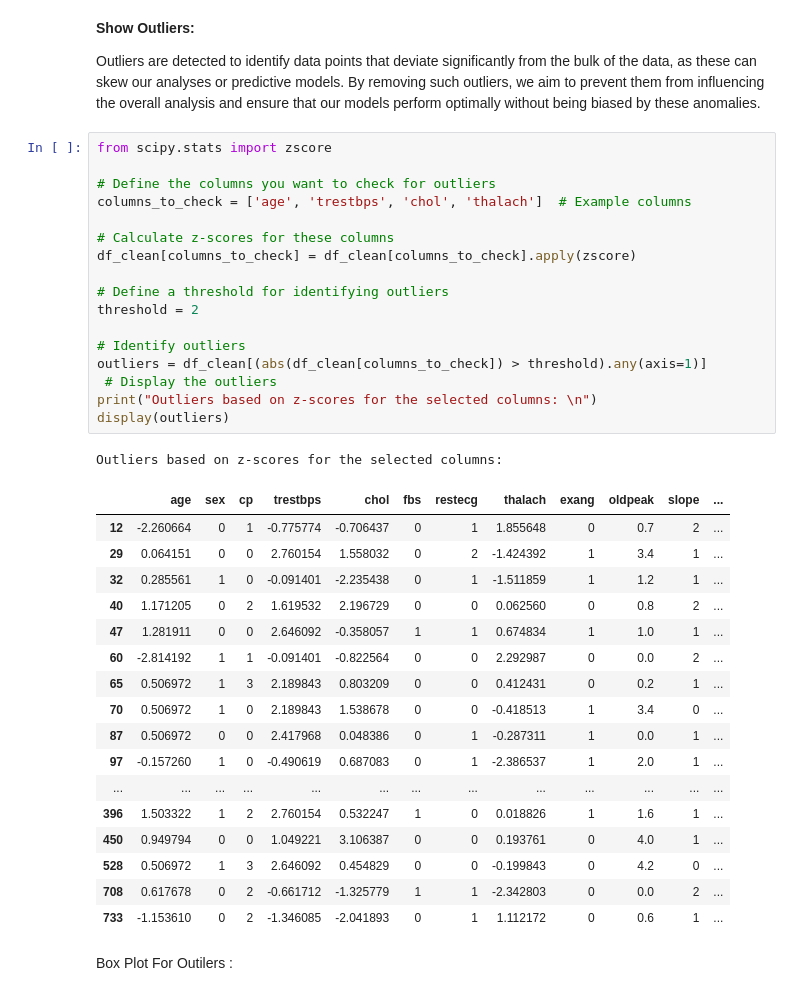
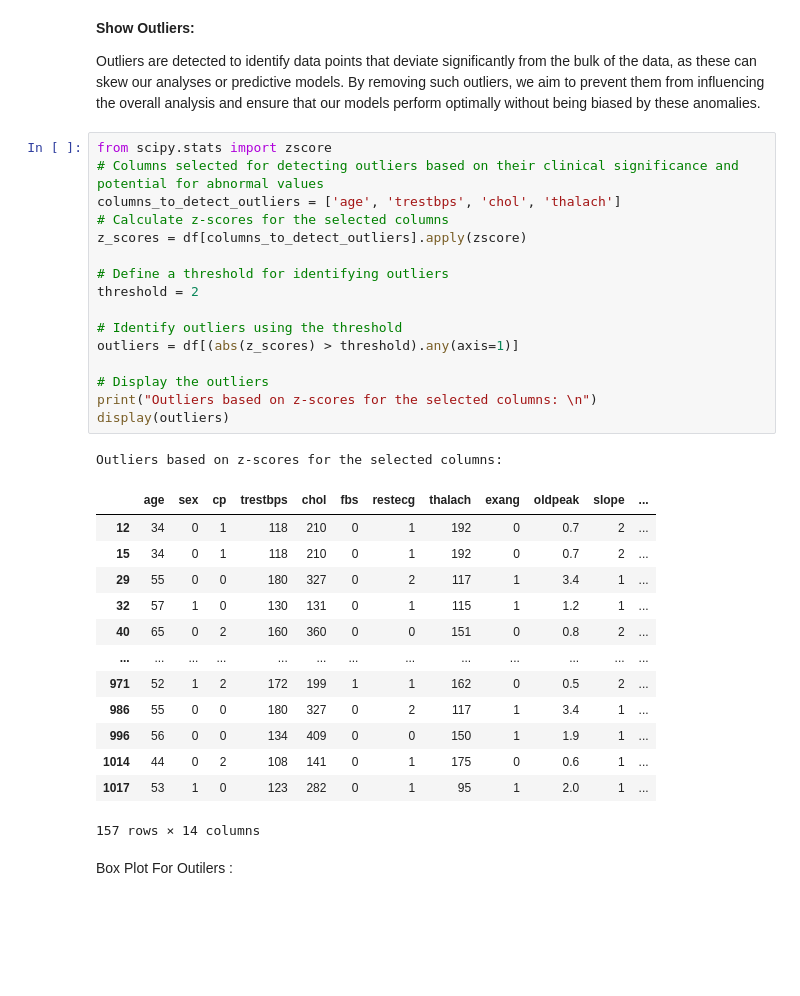
Before and after one commit to JoudySaleh-IT/IT326, a Jupyter notebook: Phase2.ipynb, the cells around one changed output. Saved outputs shown, nothing was run; the diff lists cells and outputs as text; blank space fills up the shorter version.

```diff
--- a/Phase2.ipynb
+++ b/Phase2.ipynb
@@ -348,40 +348,35 @@ We notice that there are no missing values, and all columns are complete.
 Outliers are detected to identify data points that deviate significantly from the bulk of the data, as these can skew our analyses or predictive models. By removing such outliers, we aim to prevent them from influencing the overall analysis and ensure that our models perform optimally without being biased by these anomalies.
 # %%
 from scipy.stats import zscore
-
-# Define the columns you want to check for outliers
-columns_to_check = ['age', 'trestbps', 'chol', 'thalach']  # Example columns
-
-# Calculate z-scores for these columns
-df_clean[columns_to_check] = df_clean[columns_to_check].apply(zscore)
+# Columns selected for detecting outliers based on their clinical significance and potential for abnormal values
+columns_to_detect_outliers = ['age', 'trestbps', 'chol', 'thalach']
+# Calculate z-scores for the selected columns
+z_scores = df[columns_to_detect_outliers].apply(zscore)
 
 # Define a threshold for identifying outliers
 threshold = 2
 
-# Identify outliers
-outliers = df_clean[(abs(df_clean[columns_to_check]) > threshold).any(axis=1)]
- # Display the outliers
+# Identify outliers using the threshold
+outliers = df[(abs(z_scores) > threshold).any(axis=1)]
+
+# Display the outliers
 print("Outliers based on z-scores for the selected columns: \n")
 display(outliers)
 # %% [output]
 Outliers based on z-scores for the selected columns:
 |  | age | sex | cp | trestbps | chol | fbs | restecg | thalach | exang | oldpeak | slope | ... |
-| 12 | -2.260664 | 0 | 1 | -0.775774 | -0.706437 | 0 | 1 | 1.855648 | 0 | 0.7 | 2 | ... |
-| 29 | 0.064151 | 0 | 0 | 2.760154 | 1.558032 | 0 | 2 | -1.424392 | 1 | 3.4 | 1 | ... |
-| 32 | 0.285561 | 1 | 0 | -0.091401 | -2.235438 | 0 | 1 | -1.511859 | 1 | 1.2 | 1 | ... |
-| 40 | 1.171205 | 0 | 2 | 1.619532 | 2.196729 | 0 | 0 | 0.062560 | 0 | 0.8 | 2 | ... |
-| 47 | 1.281911 | 0 | 0 | 2.646092 | -0.358057 | 1 | 1 | 0.674834 | 1 | 1.0 | 1 | ... |
-| 60 | -2.814192 | 1 | 1 | -0.091401 | -0.822564 | 0 | 0 | 2.292987 | 0 | 0.0 | 2 | ... |
-| 65 | 0.506972 | 1 | 3 | 2.189843 | 0.803209 | 0 | 0 | 0.412431 | 0 | 0.2 | 1 | ... |
-| 70 | 0.506972 | 1 | 0 | 2.189843 | 1.538678 | 0 | 0 | -0.418513 | 1 | 3.4 | 0 | ... |
-| 87 | 0.506972 | 0 | 0 | 2.417968 | 0.048386 | 0 | 1 | -0.287311 | 1 | 0.0 | 1 | ... |
-| 97 | -0.157260 | 1 | 0 | -0.490619 | 0.687083 | 0 | 1 | -2.386537 | 1 | 2.0 | 1 | ... |
+| 12 | 34 | 0 | 1 | 118 | 210 | 0 | 1 | 192 | 0 | 0.7 | 2 | ... |
+| 15 | 34 | 0 | 1 | 118 | 210 | 0 | 1 | 192 | 0 | 0.7 | 2 | ... |
+| 29 | 55 | 0 | 0 | 180 | 327 | 0 | 2 | 117 | 1 | 3.4 | 1 | ... |
+| 32 | 57 | 1 | 0 | 130 | 131 | 0 | 1 | 115 | 1 | 1.2 | 1 | ... |
+| 40 | 65 | 0 | 2 | 160 | 360 | 0 | 0 | 151 | 0 | 0.8 | 2 | ... |
 | ... | ... | ... | ... | ... | ... | ... | ... | ... | ... | ... | ... | ... |
-| 396 | 1.503322 | 1 | 2 | 2.760154 | 0.532247 | 1 | 0 | 0.018826 | 1 | 1.6 | 1 | ... |
-| 450 | 0.949794 | 0 | 0 | 1.049221 | 3.106387 | 0 | 0 | 0.193761 | 0 | 4.0 | 1 | ... |
-| 528 | 0.506972 | 1 | 3 | 2.646092 | 0.454829 | 0 | 0 | -0.199843 | 0 | 4.2 | 0 | ... |
-| 708 | 0.617678 | 0 | 2 | -0.661712 | -1.325779 | 1 | 1 | -2.342803 | 0 | 0.0 | 2 | ... |
-| 733 | -1.153610 | 0 | 2 | -1.346085 | -2.041893 | 0 | 1 | 1.112172 | 0 | 0.6 | 1 | ... |
+| 971 | 52 | 1 | 2 | 172 | 199 | 1 | 1 | 162 | 0 | 0.5 | 2 | ... |
+| 986 | 55 | 0 | 0 | 180 | 327 | 0 | 2 | 117 | 1 | 3.4 | 1 | ... |
+| 996 | 56 | 0 | 0 | 134 | 409 | 0 | 0 | 150 | 1 | 1.9 | 1 | ... |
+| 1014 | 44 | 0 | 2 | 108 | 141 | 0 | 1 | 175 | 0 | 0.6 | 1 | ... |
+| 1017 | 53 | 1 | 0 | 123 | 282 | 0 | 1 | 95 | 1 | 2.0 | 1 | ... |
+157 rows × 14 columns
 # %% [markdown]
 Box Plot For Outilers :
 # %%
```
Also changed, not shown: parts of 9 cells of this notebook.
